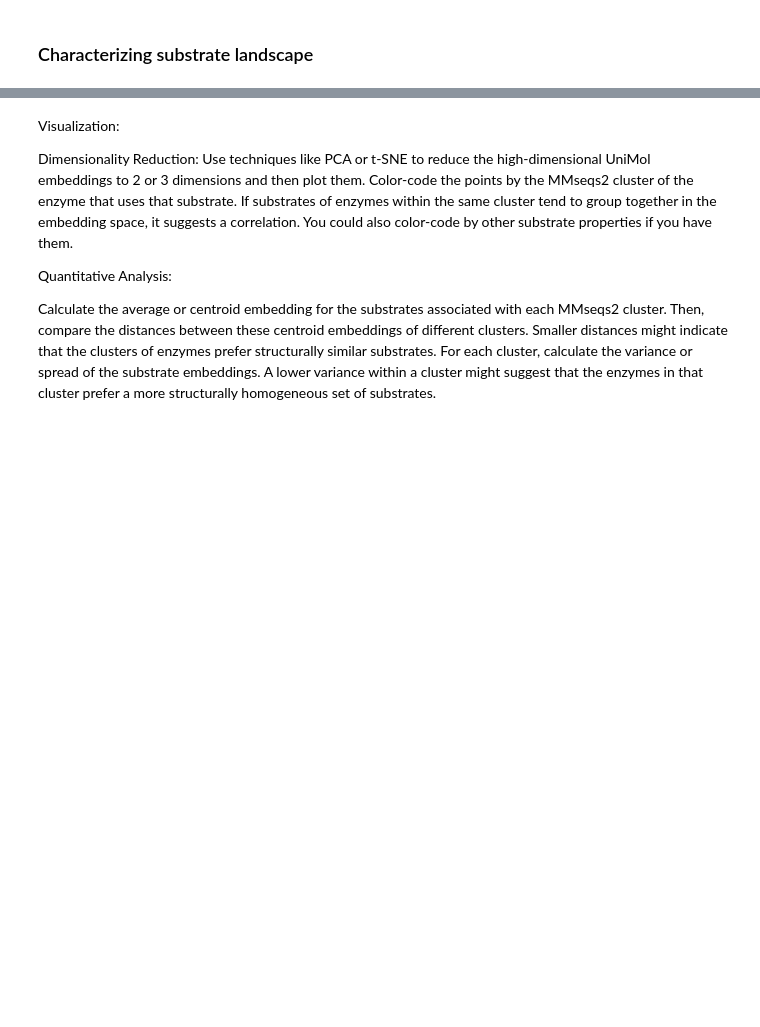
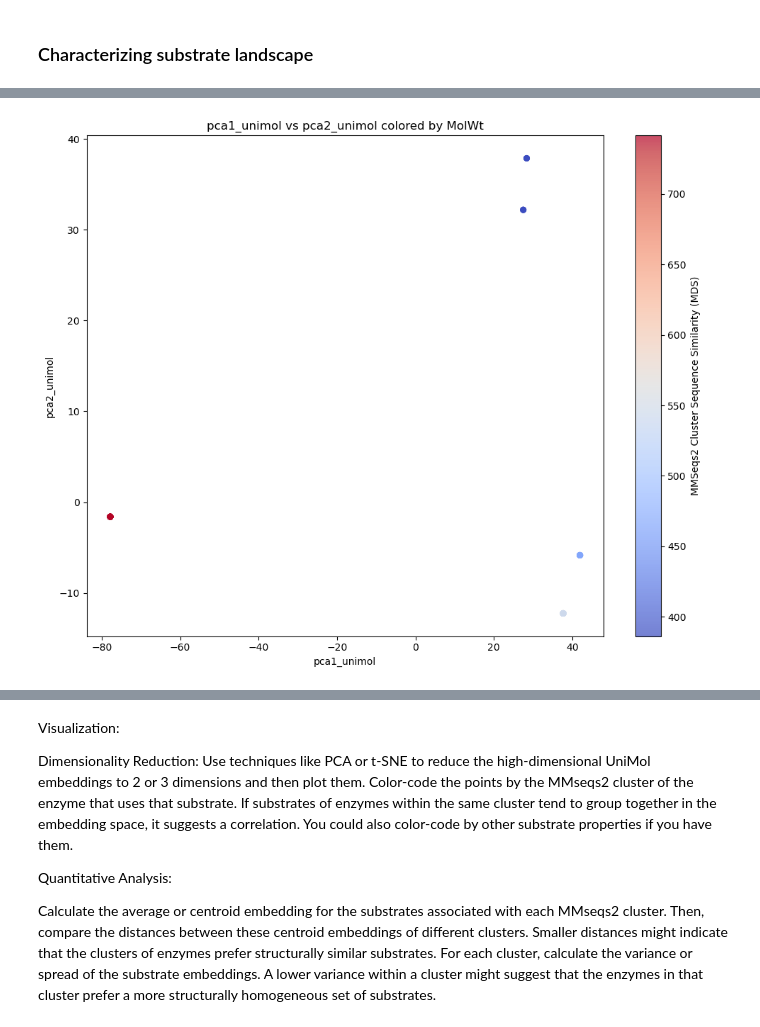
Before and after one commit to HelenSchmid/masterthesis, a Jupyter notebook: manuscript/N3_analyze_promiscuous_esterases.ipynb, the cells around one changed output, grey strips where cells are left out. Saved outputs shown, nothing was run; the diff lists cells and outputs as text; code cells hidden in the pictures; blank space fills up the shorter version.

```diff
--- a/manuscript/N3_analyze_promiscuous_esterases.ipynb
+++ b/manuscript/N3_analyze_promiscuous_esterases.ipynb
@@ -396,0 +474,6 @@ visualize_substrate_embeddings_by_cluster(df,  cluster_column='mmseqs_representa
+# %%
+# Dimensionality reduced substrate embeddings colored by molecular descriptors
+
+plot_embedding_colored_by_property(df_unimol, x='pca1_unimol', y='pca2_unimol', color_by='MolWt')
+# %% [output]
+[figure, added]
```
Also changed, not shown: parts of 36 cells of this notebook, 17 other files.
